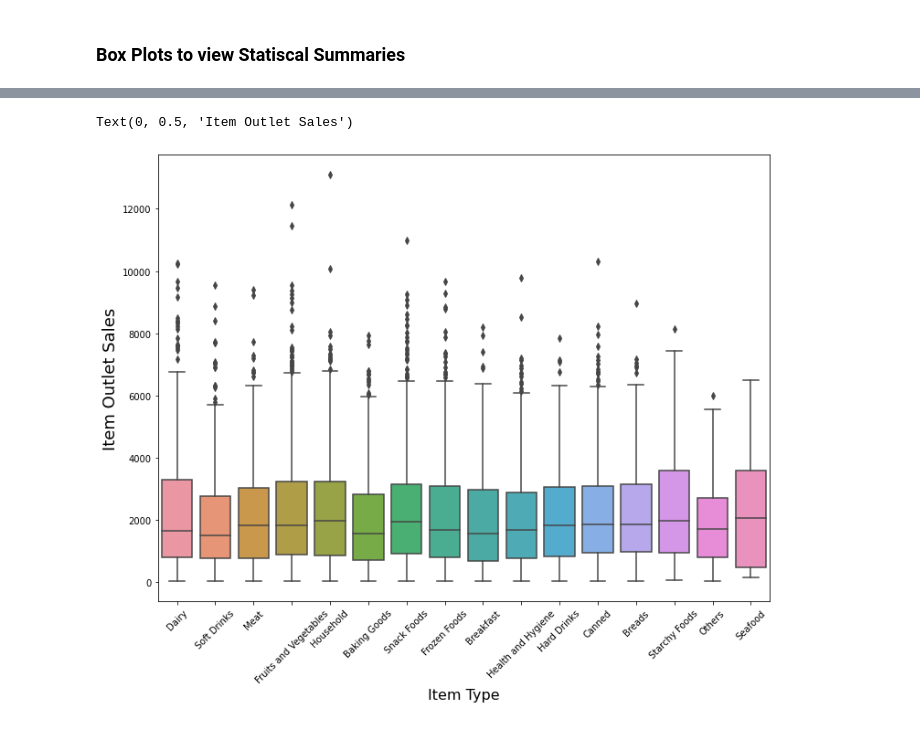
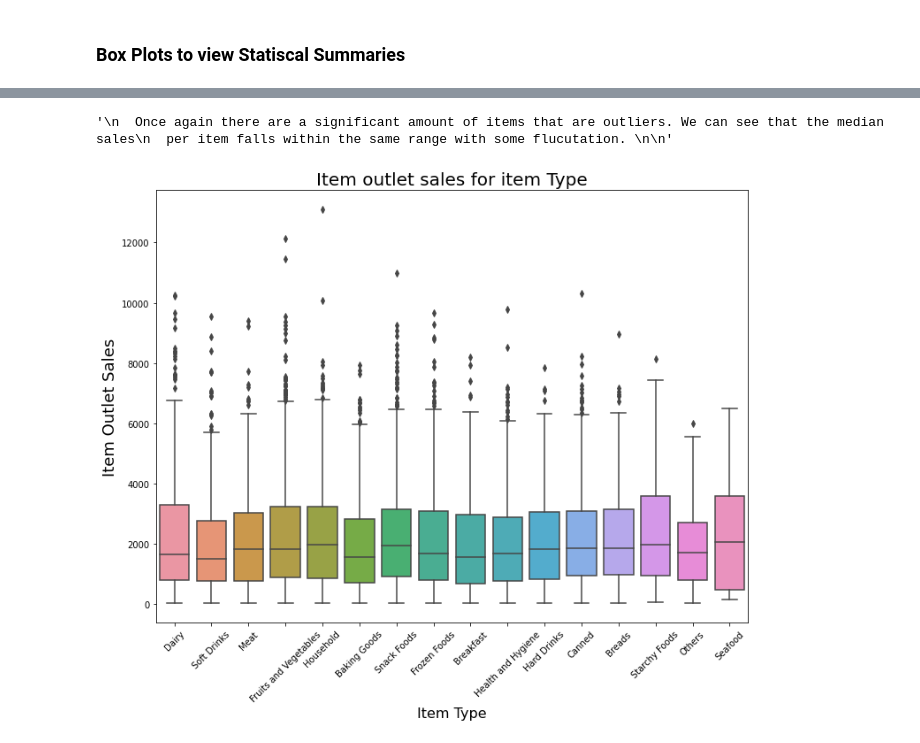
Before and after one commit to rvtovar/sales_predictions, a Jupyter notebook: sales_predictions.ipynb, the cells around one changed output, grey strips where cells are left out. Cells and saved outputs as stored; diff of their text form; code cells hidden in the pictures.

```diff
--- a/sales_predictions.ipynb
+++ b/sales_predictions.ipynb
@@ -218,9 +244,14 @@ Text(0, 0.5, 'Item Outlet Sales')
 # %%
 plt.figure(figsize=(12,9))
 sns.boxplot(data=df, x="Item_Type", y="Item_Outlet_Sales")
 plt.xticks(rotation=45)
 plt.xlabel("Item Type", fontsize=16)
 plt.ylabel("Item Outlet Sales", fontsize=18)
+
+plt.title('Item outlet sales for item Type', fontsize=20)
+
+  #Once again there are a significant amount of items that are outliers. We can see that the median sales
+  #per item falls within the same range with some flucutation.
 # %% [output]
-Text(0, 0.5, 'Item Outlet Sales')
+'\n  Once again there are a significant amount of items that are outliers. We can see that the median sales\n  per item falls within the same range with some flucutation. \n\n'
-[figure, old version]
+[figure, new version]
```
Also changed, not shown: parts of 11 cells of this notebook.
